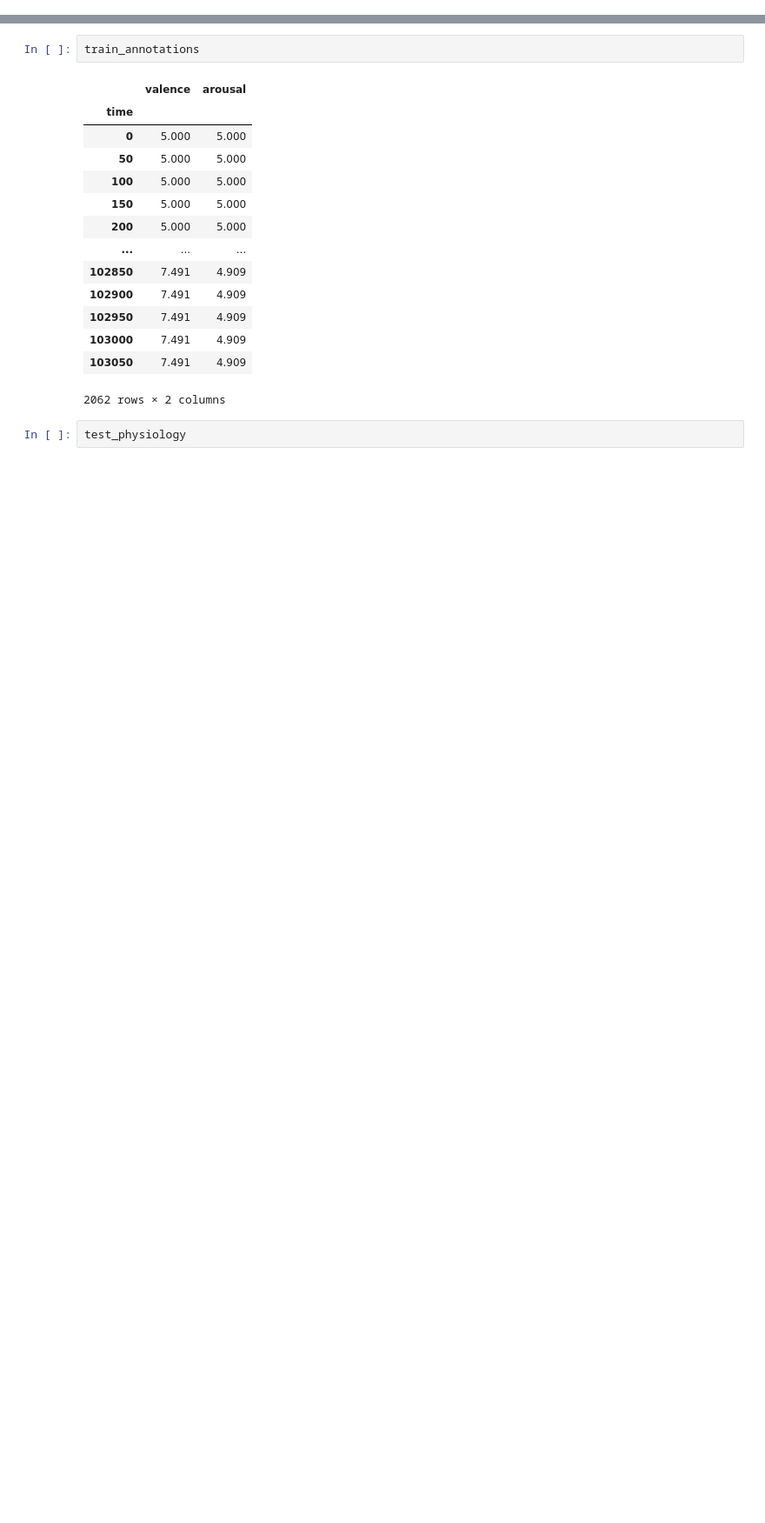
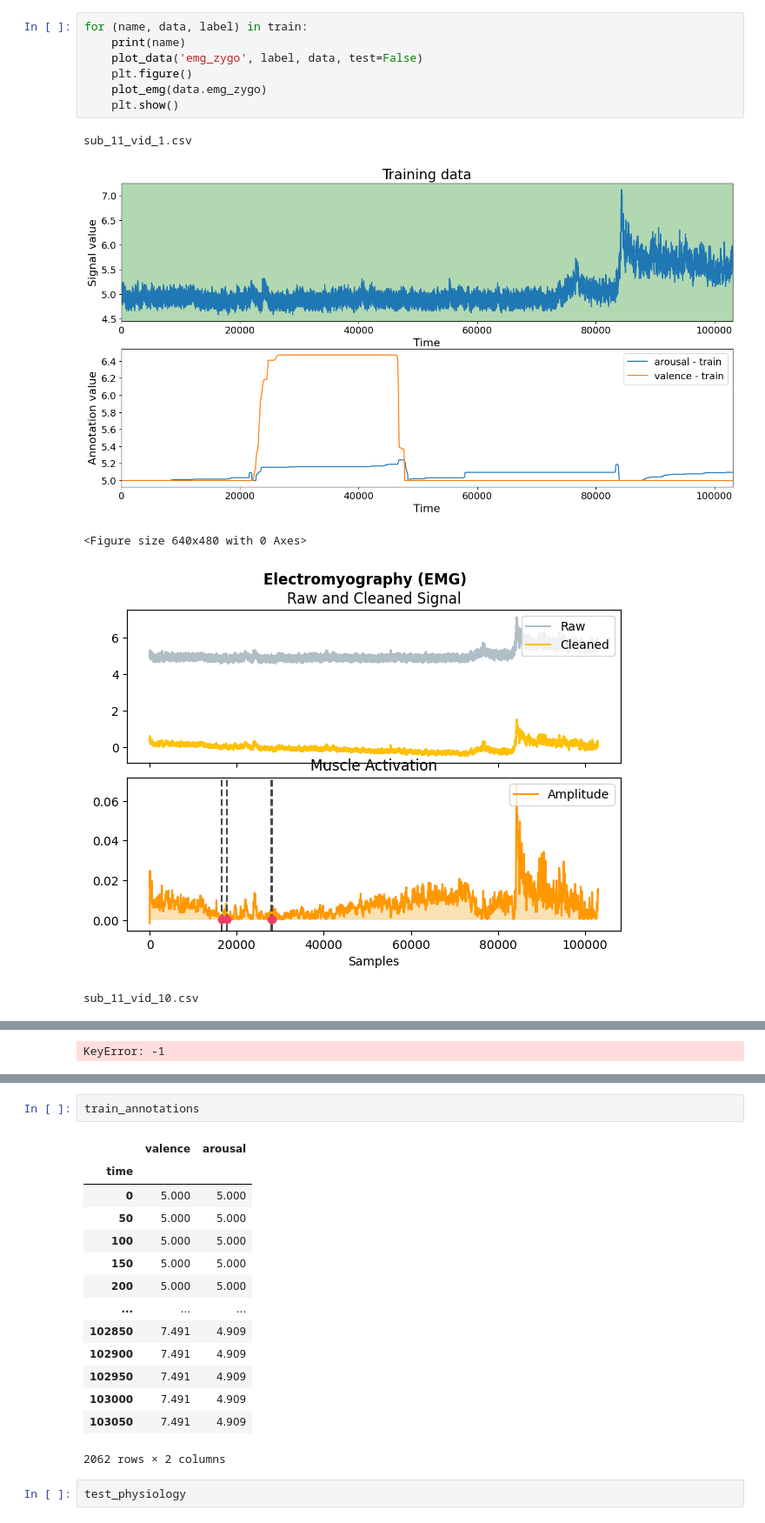
Before and after one commit to MonicaPH/EPiC-2023-competition_CARElab, a Jupyter notebook: CARElab/explore_EMG.ipynb, the cells around one changed output, grey strips where cells are left out. Shown at 87% size. Drawn from its saved outputs; the diff is of its cells as text; blank space fills up the shorter version.

```diff
--- a/CARElab/explore_EMG.ipynb
+++ b/CARElab/explore_EMG.ipynb
@@ -3,0 +137,13 @@ from pathlib import Path
+# %%
+for (name, data, label) in train:
+    print(name)
+    plot_data('emg_zygo', label, data, test=False)
+    plt.figure()
+    plot_emg(data.emg_zygo)
+    plt.show()
+# %% [output]
+sub_11_vid_1.csv
+[figure, added]
+<Figure size 640x480 with 0 Axes>
+[figure, added]
+sub_11_vid_10.csv
@@ -3,0 +151 @@ from pathlib import Path
+KeyError: -1
```
Also changed, not shown: parts of 27 cells of this notebook.
